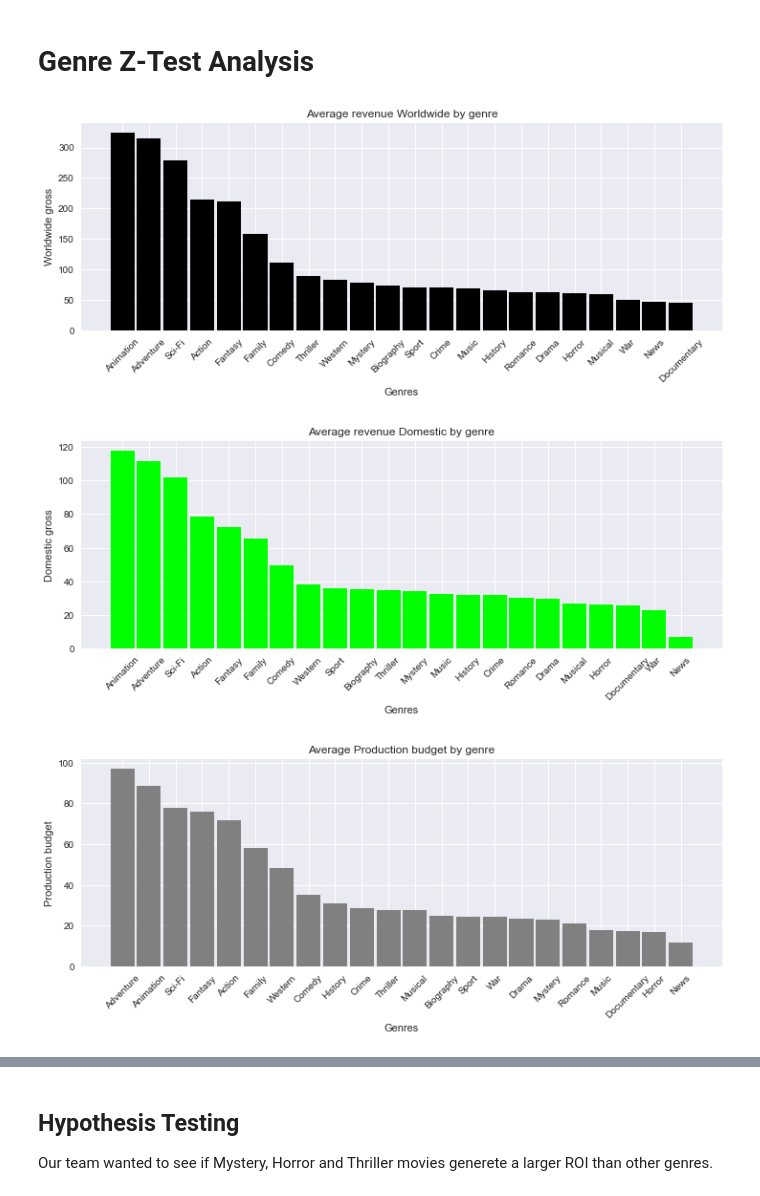
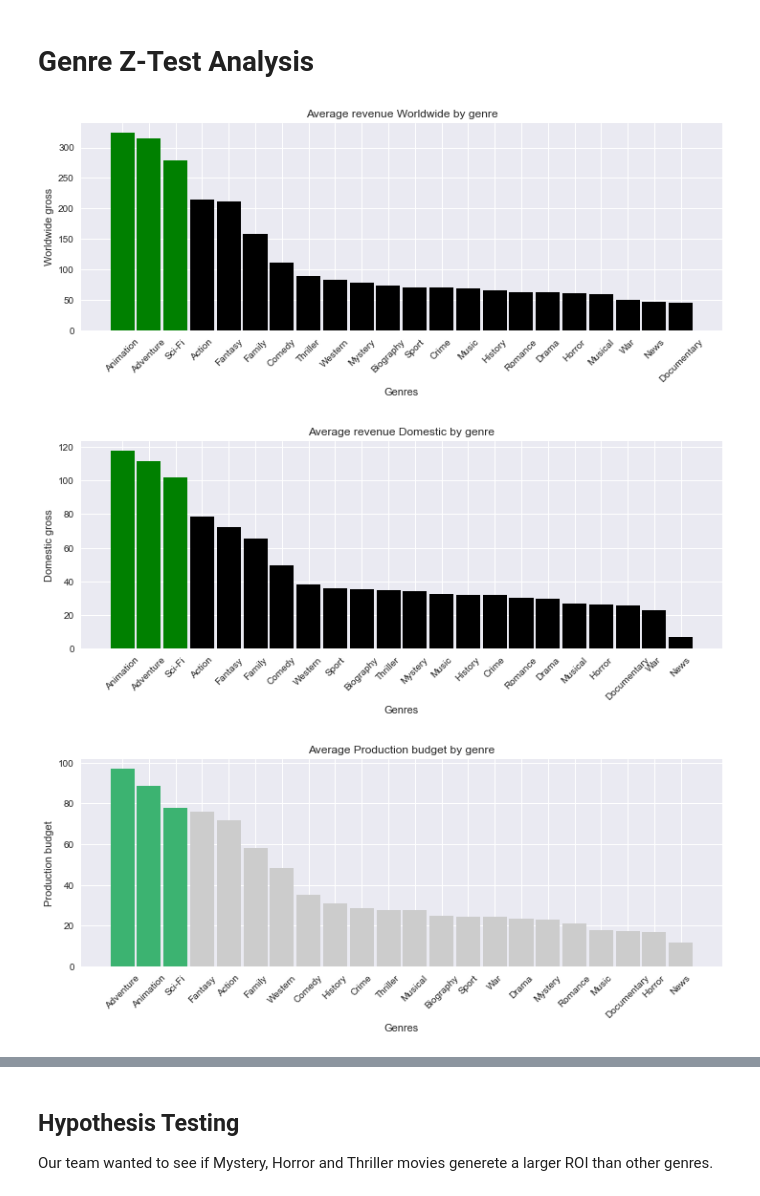
Before and after one commit to hixtape1212/Group6Consulting_CapstoneRepo, a Jupyter notebook: Group6-MovieAnalysis.ipynb, the cells around one changed output, grey strips where cells are left out. Saved outputs shown, nothing was run; the diff lists cells and outputs as text; code cells hidden in the pictures.

```diff
--- a/Group6-MovieAnalysis.ipynb
+++ b/Group6-MovieAnalysis.ipynb
@@ -132,6 +132,7 @@ genres=list(set(chain(*genre_list)))
 #print(type(genres))
 # %%
 #Worldwide gross Average profits.
+
 wwg_avg=[]
 for i in range(len(genres)):
     wwg = df['genres'].astype(str).str.contains(genres[i], regex = True, na = False)
@@ -141,58 +142,66 @@ wwg_avg, genres = zip(*sorted(zip(wwg_avg, genres), reverse=True))  # reverse so
 c = range(len(wwg_avg))
 
 #creating the bar plot
+clrs = ['black' if (x < wwg_avg[2]) else 'green' for x in wwg_avg ]
 fig = plt.figure(figsize = (12, 4))
 ax = fig.add_subplot(111)
-ax.bar(c, wwg_avg, color='black' ,width = 0.9)
+
+ax.bar(c, wwg_avg, color=clrs ,width = 0.9)
 plt.xticks(c, genres, rotation=45)
 plt.xlabel("Genres")
 plt.ylabel("Worldwide gross")
 plt.title("Average revenue Worldwide by genre")
 plt.show()
 # %% [output]
-[figure, old version]
+[figure, new version]
 # %%
 #Domestic gross Average profits.
+
 dg_avg=[]
 for i in range(len(genres)):
     dg = df['genres'].astype(str).str.contains(genres[i], regex = True, na = False)
     dg_avg.append(df['domestic_millions'][dg].mean())
 #dg_avg
-dg_avg, genres = zip(*sorted(zip(dg_avg, genres), reverse=True))  # reverse sort data on 'wwg_avg'
+dg_avg, genres = zip(*sorted(zip(dg_avg, genres), reverse=True))
 c = range(len(dg_avg))
 
 #creating the bar plot
+clrs = ['black' if (x < dg_avg[2]) else 'green' for x in dg_avg ]
 fig = plt.figure(figsize = (12, 4))
 ax = fig.add_subplot(111)
-ax.bar(c, dg_avg, color='lime' ,width = 0.9)
+
+ax.bar(c, dg_avg, color=clrs ,width = 0.9)
 plt.xticks(c, genres, rotation=45)
 plt.xlabel("Genres")
 plt.ylabel("Domestic gross")
 plt.title("Average revenue Domestic by genre")
 plt.show()
 # %% [output]
-[figure, old version]
+[figure, new version]
 # %%
 #production_budget Average profits.
+
 pb_avg=[]
 for i in range(len(genres)):
     pb = df['genres'].astype(str).str.contains(genres[i], regex = True, na = False)
     pb_avg.append(df['budget_millions'][pb].mean())
 #print(pb_avg)
 
-pb_avg, genres = zip(*sorted(zip(pb_avg, genres), reverse=True))  # reverse sort data on 'wwg_avg'
+pb_avg, genres = zip(*sorted(zip(pb_avg, genres), reverse=True))
 c = range(len(pb_avg))
 
 #creating the bar plot
+clrs = ['0.8' if (x < pb_avg[2]) else 'mediumseagreen' for x in pb_avg ]
 fig = plt.figure(figsize = (12, 4))
 ax = fig.add_subplot(111)
-ax.bar(c, pb_avg, color='grey' ,width = 0.9)
+
+ax.bar(c, pb_avg, color=clrs ,width = 0.9)
 plt.xticks(c, genres, rotation=45)
 plt.xlabel("Genres")
 plt.ylabel("Production budget")
 plt.title("Average Production budget by genre")
 plt.show()
 # %% [output]
-[figure, old version]
+[figure, new version]
 # %%
 #Roi Average profits.
```
Also changed, not shown: parts of 2 cells of this notebook.
